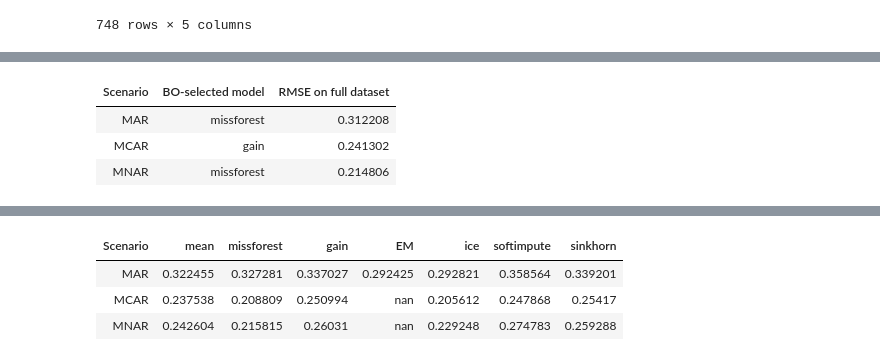
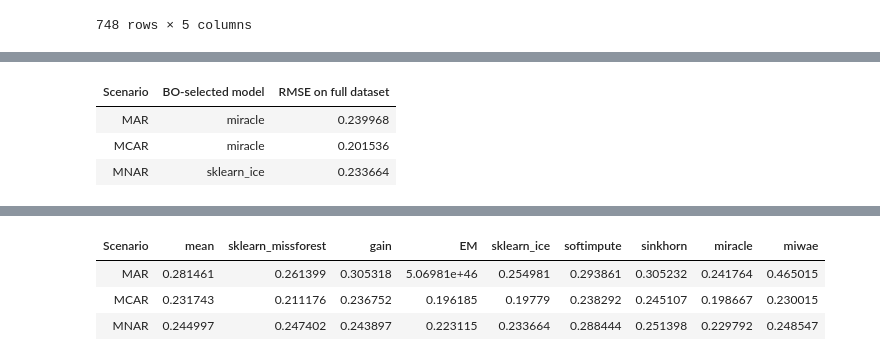
Before and after one commit to vanderschaarlab/hyperimpute, a Jupyter notebook: tutorials/tutorial_01_bayesian_optimization_over_imputers.ipynb, the cells around one changed output, grey strips where cells are left out. Drawn from its saved outputs; the diff is of its cells as text; code cells hidden in the pictures.

```diff
--- a/tutorials/tutorial_01_bayesian_optimization_over_imputers.ipynb
+++ b/tutorials/tutorial_01_bayesian_optimization_over_imputers.ipynb
@@ -28,14 +28,16 @@ imputers = Imputers()
 imputers.list()
 
 imputers_seed = [
+    "miracle",
+    "miwae",
     'gain',
     'softimpute',
     'sinkhorn',
-    'mean', 'ice',
+    'mean', 'sklearn_ice',
     'most_frequent',
     'median',
     'EM',
-    'missforest',
+    'sklearn_missforest',
 ]
 
 subsample = 500
@@ -130,10 +138,13 @@ def evaluate_plugin(
         pass
         #print(f"Early stopping triggered for imputer {plugin.name()}")
 
-    if baseline_score > study.best_value:
+    try:
+        if baseline_score > study.best_value:
+            return baseline_score, {}
+
+        return study.best_value, study.best_trial.params
+    except BaseException:
         return baseline_score, {}
-
-    return study.best_value, study.best_trial.params
 
 def benchmark(
     name: str,
@@ -154,7 +165,7 @@ def benchmark(
                 best_score = score
         except BaseException as e:
             print("      >>>  Plugin failed", plugin, e)
-            continue
+            raise e
 
         scores[plugin] = (score, params)
 
@@ -250,6 +280,6 @@ display(
 # %%
 # Raw methods evaluation
-ref_models = ["mean", "missforest", "gain", "EM", "ice", "softimpute", "sinkhorn"]
+ref_models = ["mean", "sklearn_missforest", "gain", "EM", "sklearn_ice", "softimpute", "sinkhorn", "miracle", "miwae"]
 results = []
 for scenario in candidates:
     x, x_miss, mask = imputation_scenarios[scenario][0.3]
@@ -362,13 +423,13 @@ display(
 )
 # %% [output]
 | Scenario | BO-selected model | RMSE on full dataset |
-| MAR | missforest | 0.312208 |
-| MCAR | gain | 0.241302 |
-| MNAR | missforest | 0.214806 |
+| MAR | miracle | 0.239968 |
+| MCAR | miracle | 0.201536 |
+| MNAR | sklearn_ice | 0.233664 |
 # %%
 # Other methods evaluation
 
-ref_models = ["mean", "missforest", "gain", "EM", "ice", "softimpute", "sinkhorn"]
+ref_models = ["mean", "sklearn_missforest", "gain", "EM", "sklearn_ice", "softimpute", "sinkhorn", "miracle", "miwae"]
 results = []
 for scenario in candidates:
     x, x_miss, mask = imputation_scenarios[scenario][0.3]
@@ -399,4 +459,4 @@ display(
-| Scenario | mean | missforest | gain | EM | ice | softimpute | sinkhorn |
-| MAR | 0.322455 | 0.327281 | 0.337027 | 0.292425 | 0.292821 | 0.358564 | 0.339201 |
-| MCAR | 0.237538 | 0.208809 | 0.250994 | nan | 0.205612 | 0.247868 | 0.25417 |
-| MNAR | 0.242604 | 0.215815 | 0.26031 | nan | 0.229248 | 0.274783 | 0.259288 |
+| Scenario | mean | sklearn_missforest | gain | EM | sklearn_ice | softimpute | sinkhorn | miracle | miwae |
+| MAR | 0.281461 | 0.261399 | 0.305318 | 5.06981e+46 | 0.254981 | 0.293861 | 0.305232 | 0.241764 | 0.465015 |
+| MCAR | 0.231743 | 0.211176 | 0.236752 | 0.196185 | 0.19779 | 0.238292 | 0.245107 | 0.198667 | 0.230015 |
+| MNAR | 0.244997 | 0.247402 | 0.243897 | 0.223115 | 0.233664 | 0.288444 | 0.251398 | 0.229792 | 0.248547 |
```
Also changed, not shown: parts of 6 cells of this notebook.
